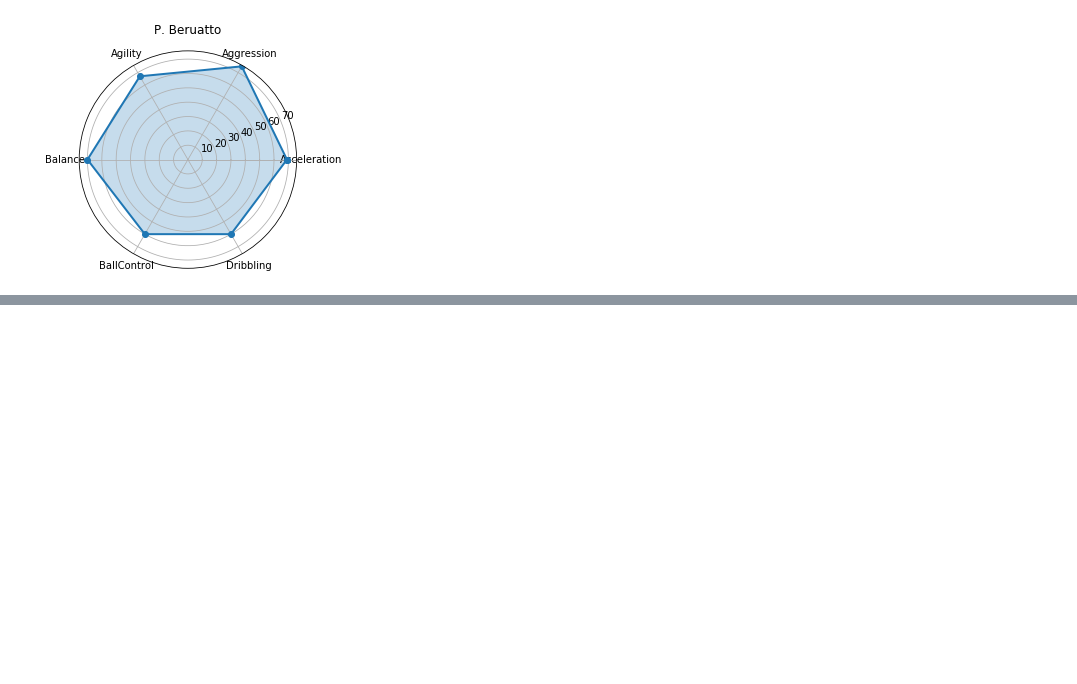
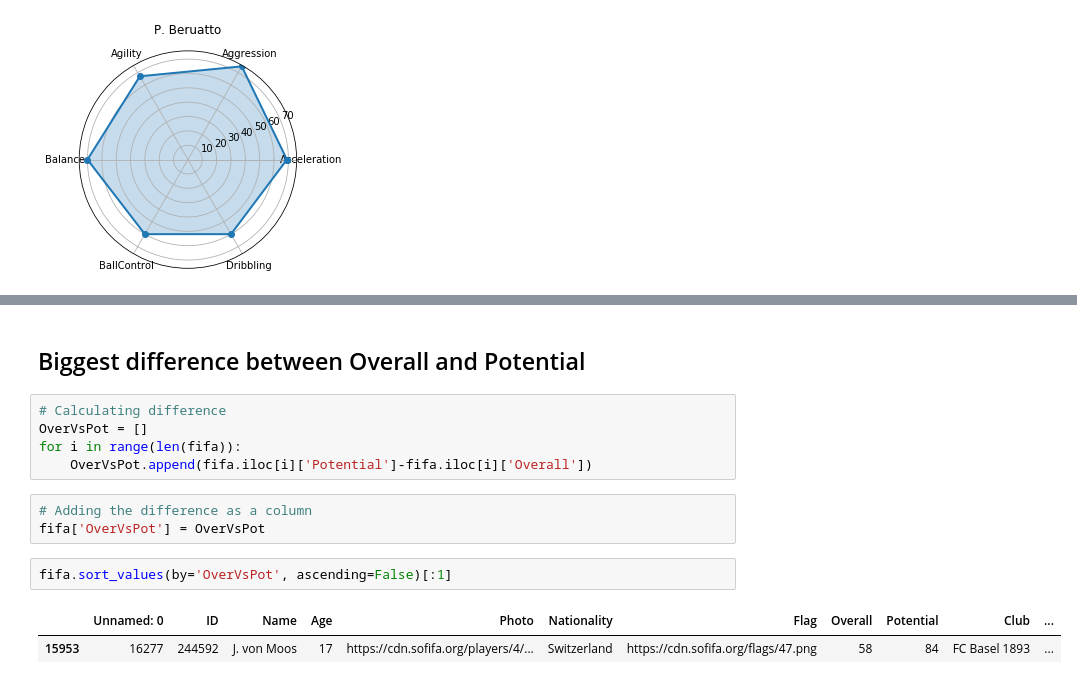
Before and after one commit to alvarofc/FIFA19, a Jupyter notebook: FIFA19.ipynb, the cells around one changed output, grey strips where cells are left out. Cells and saved outputs as stored; diff of their text form; blank space fills up the shorter version.

```diff
--- a/FIFA19.ipynb
+++ b/FIFA19.ipynb
@@ -144,0 +173,15 @@ for i in range(len(defense)):
+# %% [markdown]
+## Biggest difference between Overall and Potential
+# %%
+# Calculating difference
+OverVsPot = []
+for i in range(len(fifa)):
+    OverVsPot.append(fifa.iloc[i]['Potential']-fifa.iloc[i]['Overall'])
+# %%
+# Adding the difference as a column
+fifa['OverVsPot'] = OverVsPot
+# %%
+fifa.sort_values(by='OverVsPot', ascending=False)[:1]
+# %% [output]
+|  | Unnamed: 0 | ID | Name | Age | Photo | Nationality | Flag | Overall | Potential | Club | ... |
+| 15953 | 16277 | 244592 | J. von Moos | 17 | https://cdn.sofifa.org/players/4/... | Switzerland | https://cdn.sofifa.org/flags/47.png | 58 | 84 | FC Basel 1893 | ... |
```
Also changed, not shown: parts of 6 cells of this notebook.
